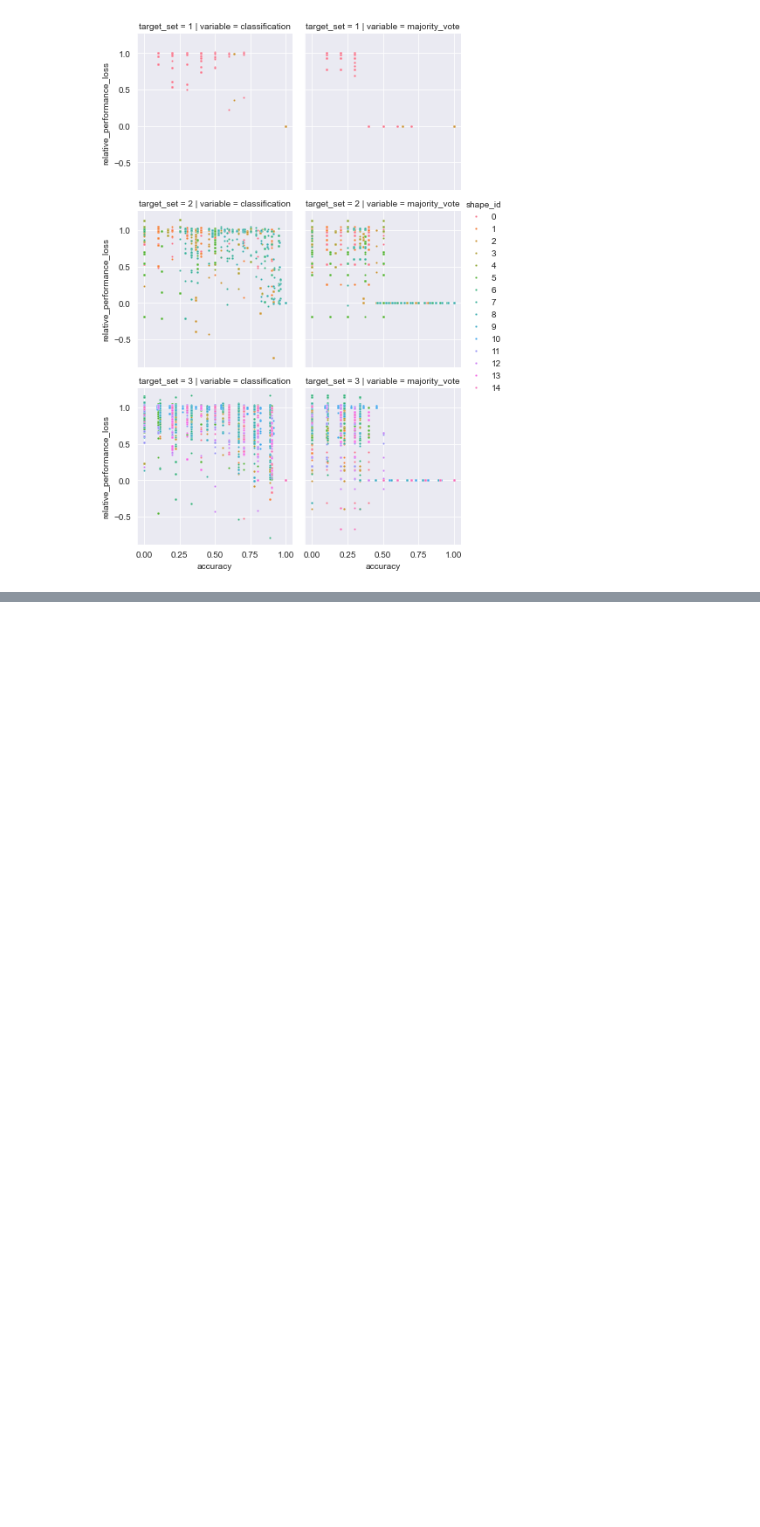
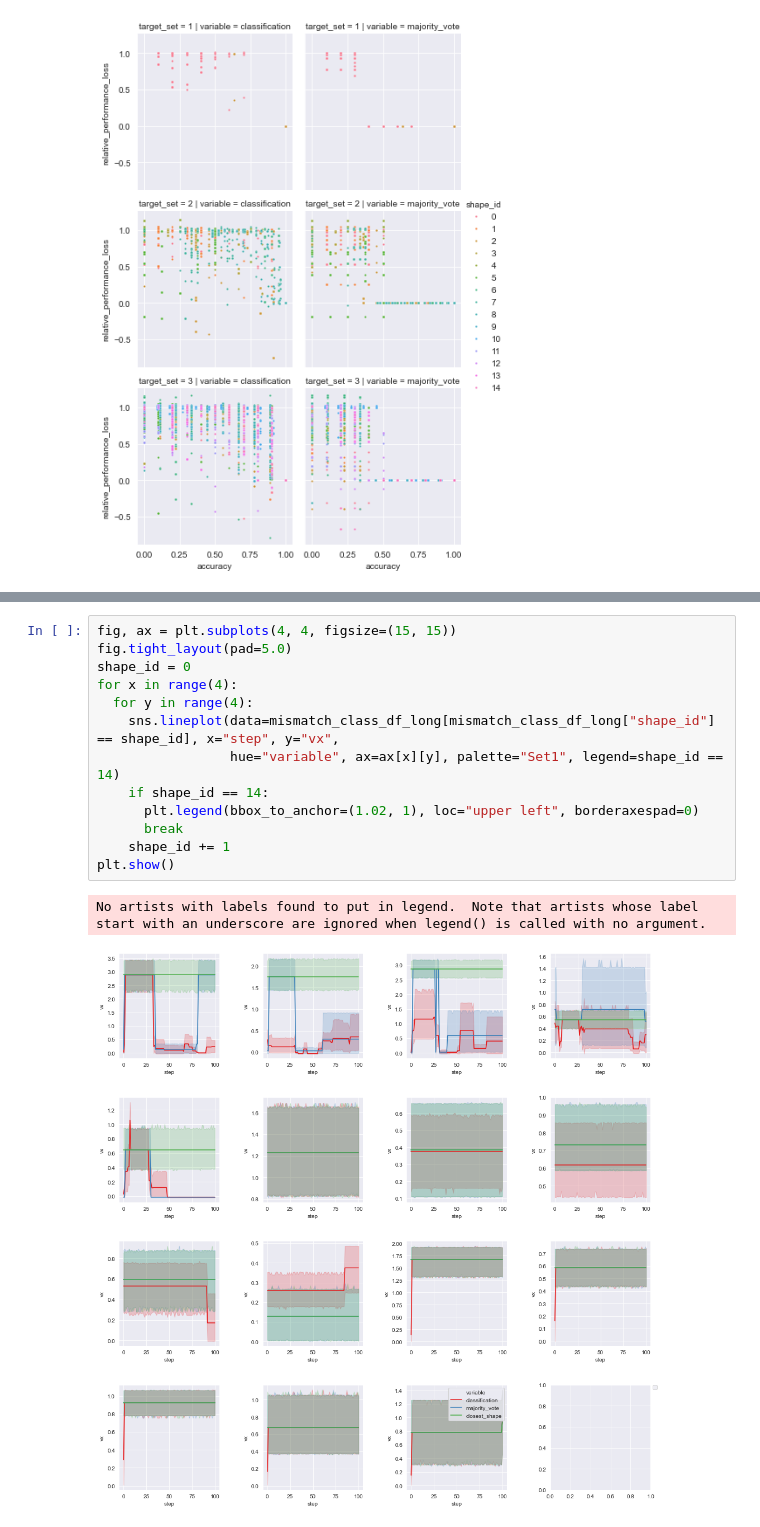
Before and after one commit to giorgia-nadizar/nca-vsr-classification, a Jupyter notebook: vsrs/performance_analysis.ipynb, the cells around one changed output, grey strips where cells are left out. Cells and saved outputs as stored; diff of their text form; blank space fills up the shorter version.

```diff
--- a/vsrs/performance_analysis.ipynb
+++ b/vsrs/performance_analysis.ipynb
@@ -150,0 +208,16 @@ plt.show()
+# %%
+fig, ax = plt.subplots(4, 4, figsize=(15, 15))
+fig.tight_layout(pad=5.0)
+shape_id = 0
+for x in range(4):
+  for y in range(4):
+    sns.lineplot(data=mismatch_class_df_long[mismatch_class_df_long["shape_id"] == shape_id], x="step", y="vx",
+                 hue="variable", ax=ax[x][y], palette="Set1", legend=shape_id == 14)
+    if shape_id == 14:
+      plt.legend(bbox_to_anchor=(1.02, 1), loc="upper left", borderaxespad=0)
+      break
+    shape_id += 1
+plt.show()
+# %% [output]
+No artists with labels found to put in legend.  Note that artists whose label start with an underscore are ignored when legend() is called with no argument.
+[figure, added]
```
Also changed, not shown: parts of 6 cells of this notebook, 1 other file.
